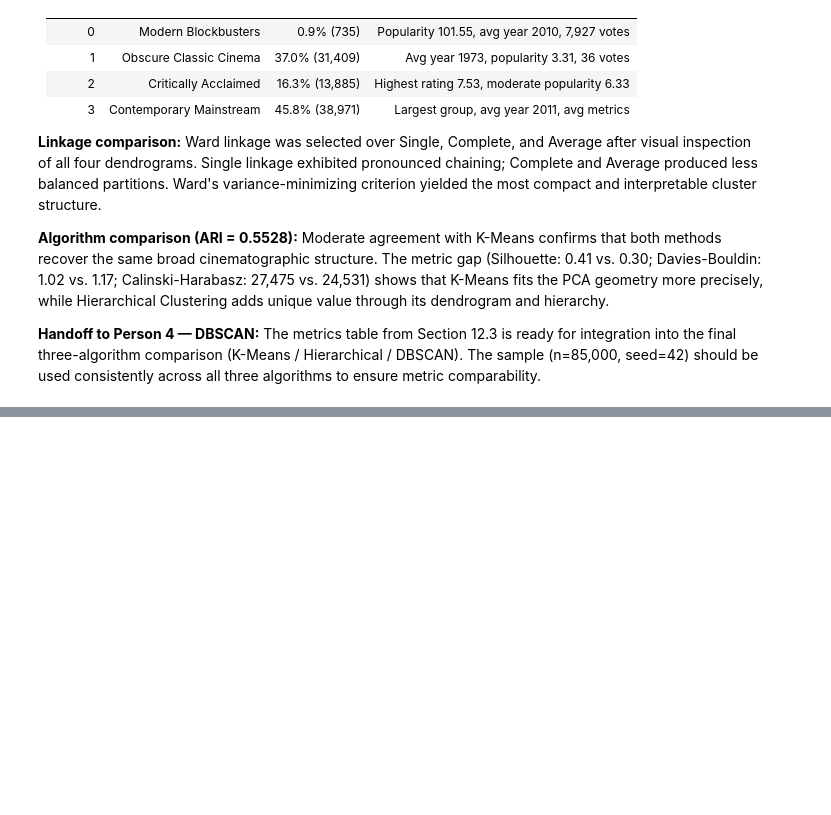
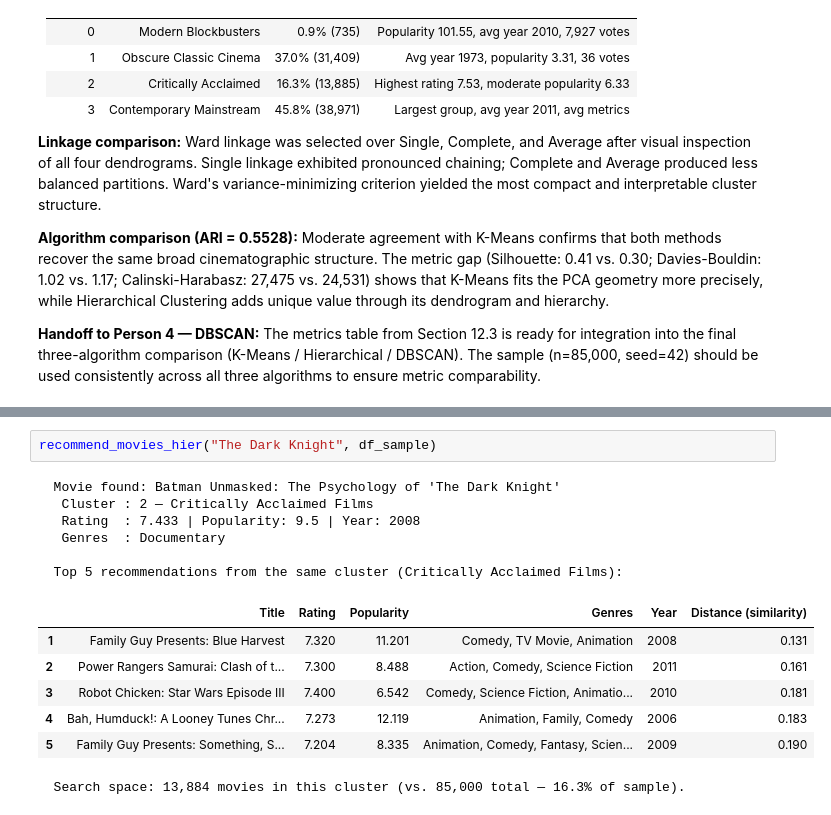
Before and after one commit to nat1600/data-mining-movies, a Jupyter notebook: Hierarchical_Clustering.ipynb, the cells around one changed output, grey strips where cells are left out. Cells and saved outputs as stored; diff of their text form; blank space fills up the shorter version.

```diff
--- a/Hierarchical_Clustering.ipynb
+++ b/Hierarchical_Clustering.ipynb
@@ -769,0 +903,16 @@ to ensure metric comparability.
+# %%
+recommend_movies_hier("The Dark Knight", df_sample)
+# %% [output]
+  Movie found: Batman Unmasked: The Psychology of 'The Dark Knight'
+   Cluster : 2 — Critically Acclaimed Films
+   Rating  : 7.433 | Popularity: 9.5 | Year: 2008
+   Genres  : Documentary
+
+  Top 5 recommendations from the same cluster (Critically Acclaimed Films):
+|  | Title | Rating | Popularity | Genres | Year | Distance (similarity) |
+| 1 | Family Guy Presents: Blue Harvest | 7.320 | 11.201 | Comedy, TV Movie, Animation | 2008 | 0.131 |
+| 2 | Power Rangers Samurai: Clash of t... | 7.300 | 8.488 | Action, Comedy, Science Fiction | 2011 | 0.161 |
+| 3 | Robot Chicken: Star Wars Episode III | 7.400 | 6.542 | Comedy, Science Fiction, Animatio... | 2010 | 0.181 |
+| 4 | Bah, Humduck!: A Looney Tunes Chr... | 7.273 | 12.119 | Animation, Family, Comedy | 2006 | 0.183 |
+| 5 | Family Guy Presents: Something, S... | 7.204 | 8.335 | Animation, Comedy, Fantasy, Scien... | 2009 | 0.190 |
+  Search space: 13,884 movies in this cluster (vs. 85,000 total — 16.3% of sample).
```
Also changed, not shown: parts of 6 cells of this notebook.
